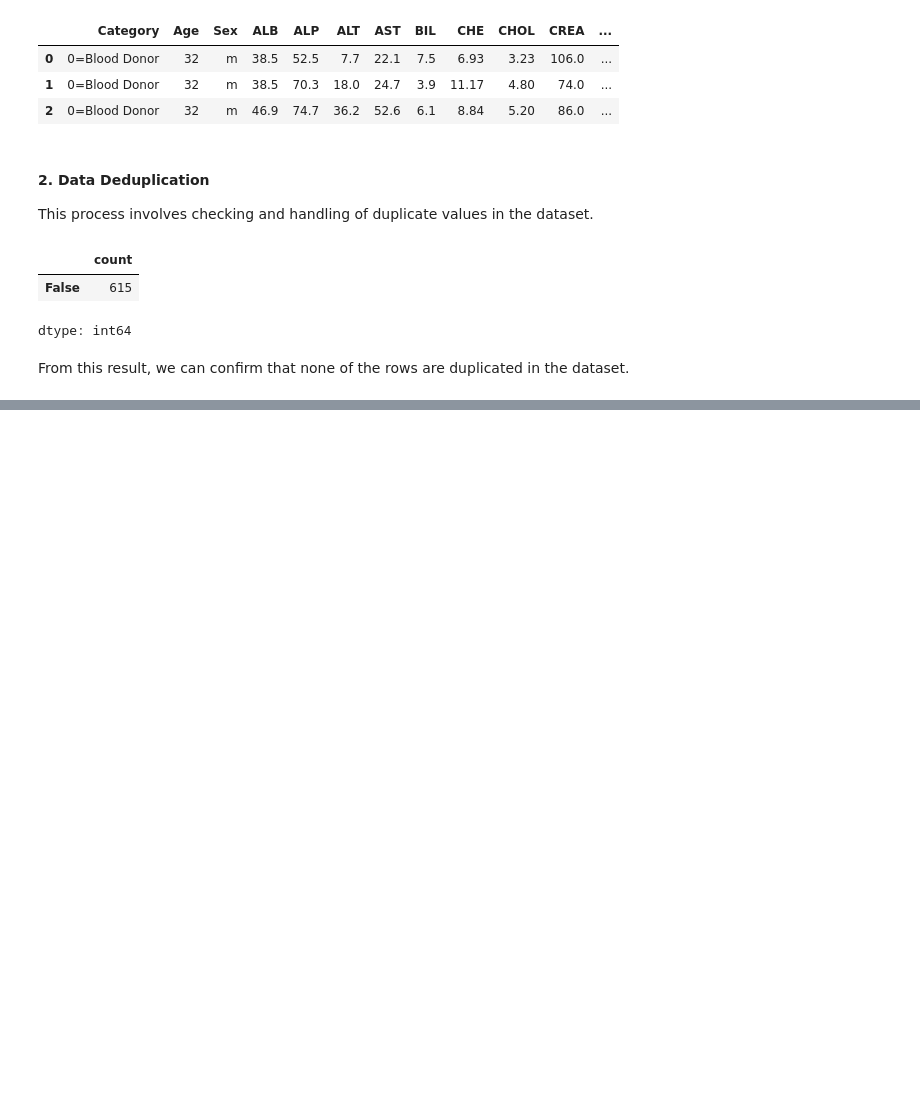
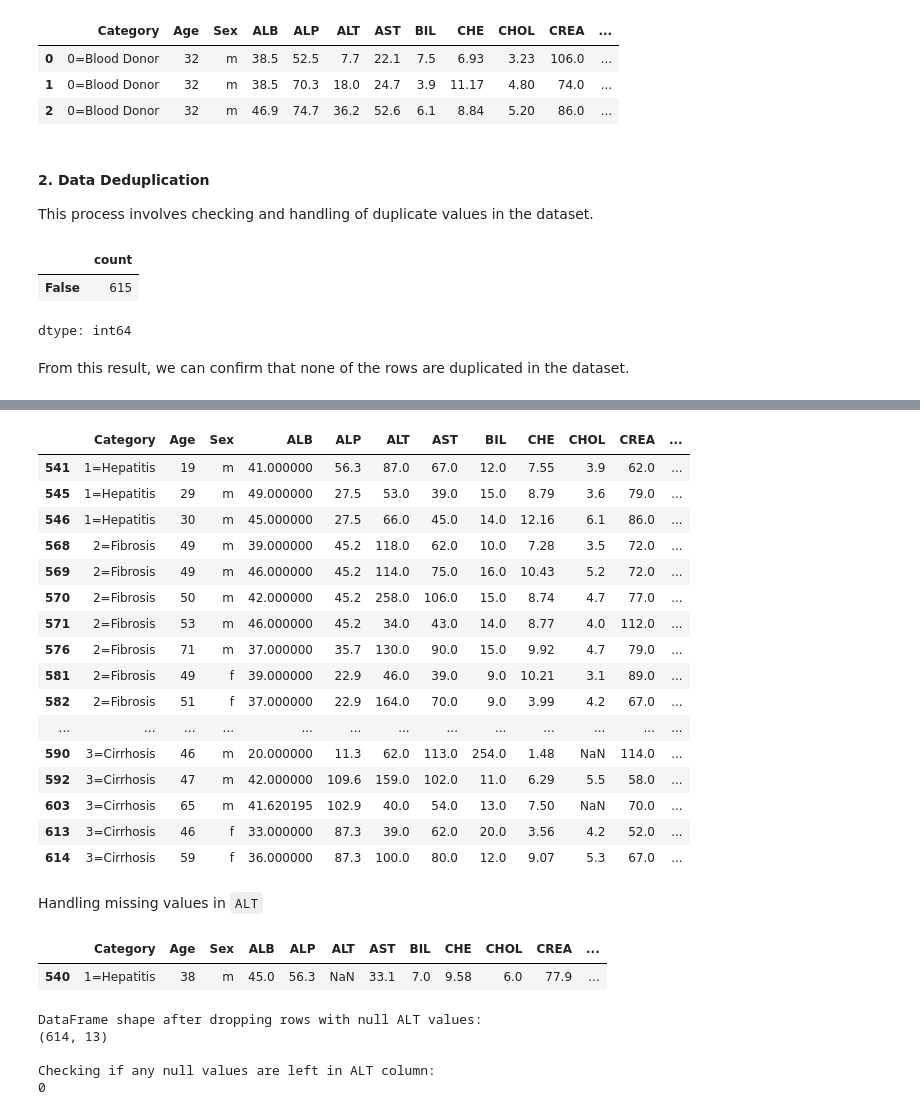
Before and after one commit to bootycurry/eda-assessment, a Jupyter notebook: 22BDS0142.ipynb, the cells around one changed output, grey strips where cells are left out. Saved outputs shown, nothing was run; the diff lists cells and outputs as text; code cells hidden in the pictures; blank space fills up the shorter version.

```diff
--- a/22BDS0142.ipynb
+++ b/22BDS0142.ipynb
@@ -131,0 +240,43 @@ From this result, we can confirm that none of the rows are duplicated in the dat
+# %%
+cleaned_df['ALP'] = cleaned_df['ALP'].ffill() # Filling the missing values using forward fill
+
+cleaned_df.loc[alp_null_indices]
+# %% [output]
+|  | Category | Age | Sex | ALB | ALP | ALT | AST | BIL | CHE | CHOL | CREA | ... |
+| 541 | 1=Hepatitis | 19 | m | 41.000000 | 56.3 | 87.0 | 67.0 | 12.0 | 7.55 | 3.9 | 62.0 | ... |
+| 545 | 1=Hepatitis | 29 | m | 49.000000 | 27.5 | 53.0 | 39.0 | 15.0 | 8.79 | 3.6 | 79.0 | ... |
+| 546 | 1=Hepatitis | 30 | m | 45.000000 | 27.5 | 66.0 | 45.0 | 14.0 | 12.16 | 6.1 | 86.0 | ... |
+| 568 | 2=Fibrosis | 49 | m | 39.000000 | 45.2 | 118.0 | 62.0 | 10.0 | 7.28 | 3.5 | 72.0 | ... |
+| 569 | 2=Fibrosis | 49 | m | 46.000000 | 45.2 | 114.0 | 75.0 | 16.0 | 10.43 | 5.2 | 72.0 | ... |
+| 570 | 2=Fibrosis | 50 | m | 42.000000 | 45.2 | 258.0 | 106.0 | 15.0 | 8.74 | 4.7 | 77.0 | ... |
+| 571 | 2=Fibrosis | 53 | m | 46.000000 | 45.2 | 34.0 | 43.0 | 14.0 | 8.77 | 4.0 | 112.0 | ... |
+| 576 | 2=Fibrosis | 71 | m | 37.000000 | 35.7 | 130.0 | 90.0 | 15.0 | 9.92 | 4.7 | 79.0 | ... |
+| 581 | 2=Fibrosis | 49 | f | 39.000000 | 22.9 | 46.0 | 39.0 | 9.0 | 10.21 | 3.1 | 89.0 | ... |
+| 582 | 2=Fibrosis | 51 | f | 37.000000 | 22.9 | 164.0 | 70.0 | 9.0 | 3.99 | 4.2 | 67.0 | ... |
+| ... | ... | ... | ... | ... | ... | ... | ... | ... | ... | ... | ... | ... |
+| 590 | 3=Cirrhosis | 46 | m | 20.000000 | 11.3 | 62.0 | 113.0 | 254.0 | 1.48 | NaN | 114.0 | ... |
+| 592 | 3=Cirrhosis | 47 | m | 42.000000 | 109.6 | 159.0 | 102.0 | 11.0 | 6.29 | 5.5 | 58.0 | ... |
+| 603 | 3=Cirrhosis | 65 | m | 41.620195 | 102.9 | 40.0 | 54.0 | 13.0 | 7.50 | NaN | 70.0 | ... |
+| 613 | 3=Cirrhosis | 46 | f | 33.000000 | 87.3 | 39.0 | 62.0 | 20.0 | 3.56 | 4.2 | 52.0 | ... |
+| 614 | 3=Cirrhosis | 59 | f | 36.000000 | 87.3 | 100.0 | 80.0 | 12.0 | 9.07 | 5.3 | 67.0 | ... |
+# %% [markdown]
+Handling missing values in `ALT`
+# %%
+alt_null_indices = cleaned_df[cleaned_df['ALT'].isnull()].index
+cleaned_df.loc[alt_null_indices]
+# %% [output]
+|  | Category | Age | Sex | ALB | ALP | ALT | AST | BIL | CHE | CHOL | CREA | ... |
+| 540 | 1=Hepatitis | 38 | m | 45.0 | 56.3 | NaN | 33.1 | 7.0 | 9.58 | 6.0 | 77.9 | ... |
+# %%
+cleaned_df = cleaned_df.dropna(subset=['ALT']) # dropping the row with null values in ALT
+
+print("\nDataFrame shape after dropping rows with null ALT values:")
+print(cleaned_df.shape)
+print("\nChecking if any null values are left in ALT column:")
+print(cleaned_df['ALT'].isnull().sum())
+# %% [output]
+DataFrame shape after dropping rows with null ALT values:
+(614, 13)
+
+Checking if any null values are left in ALT column:
+0
```
Also changed, not shown: parts of 18 cells of this notebook.
